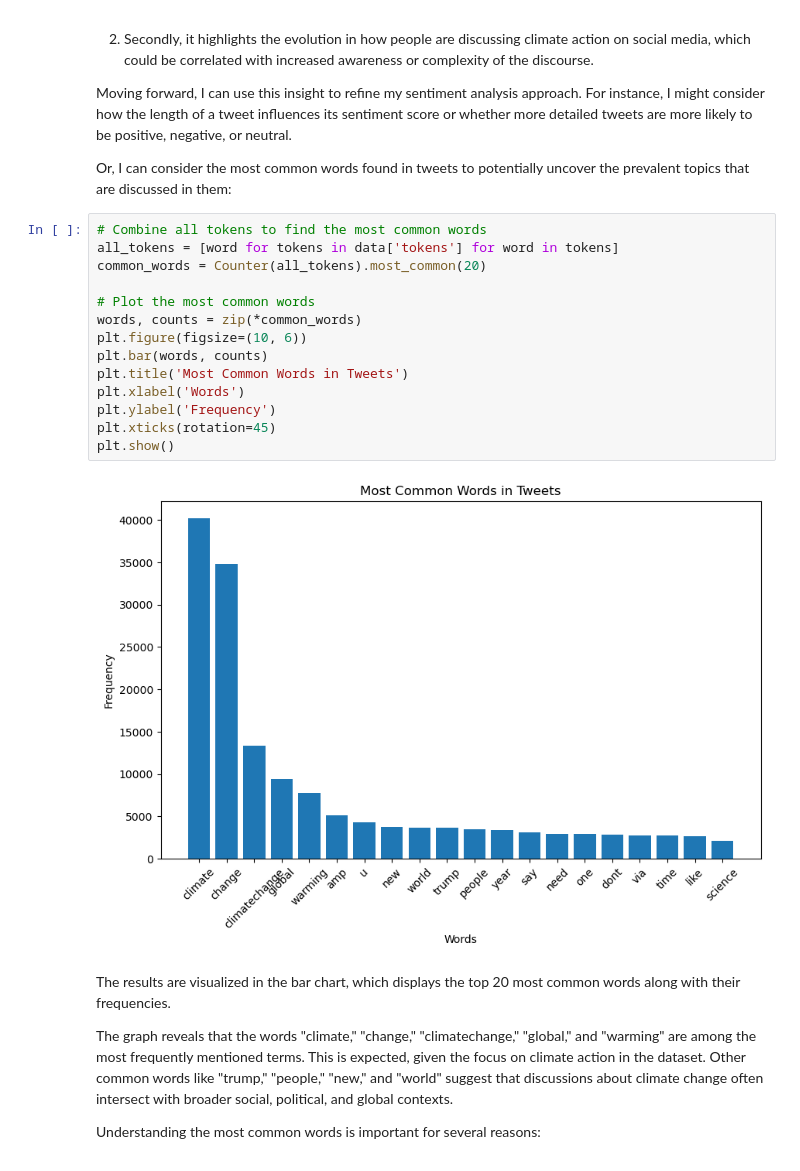
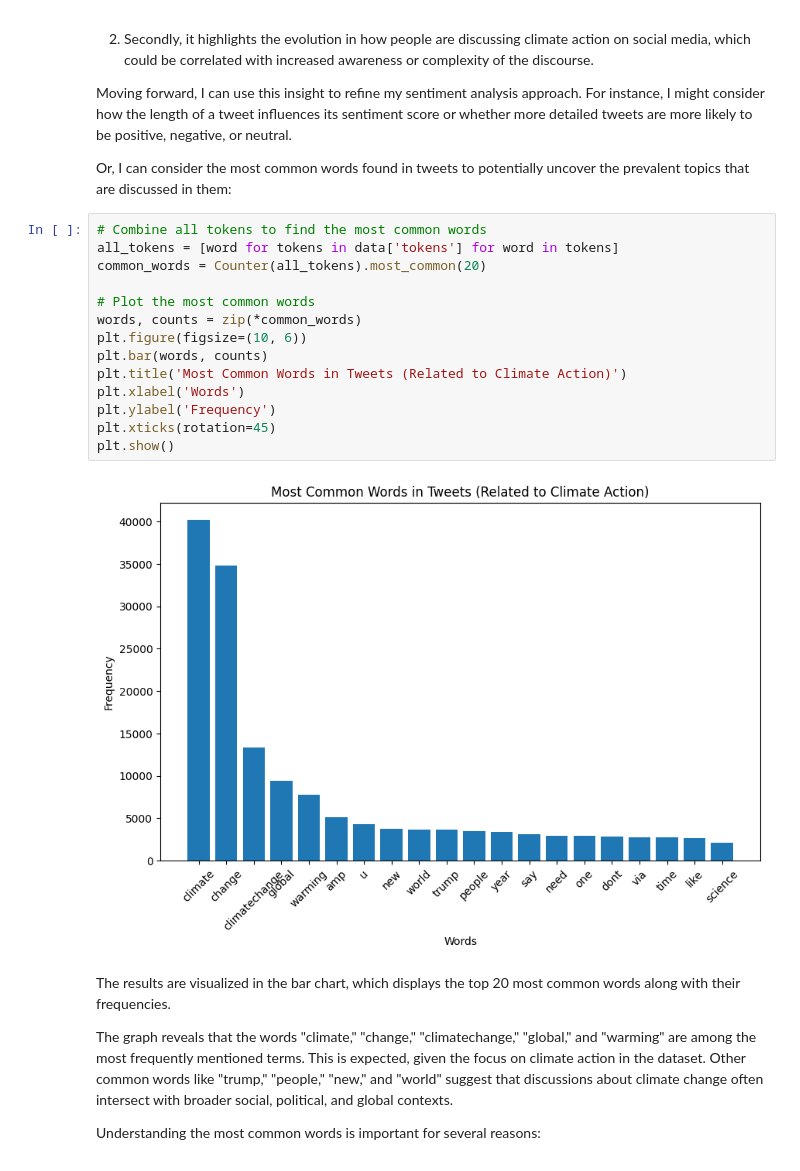
Before and after one commit to atirumal/DH140-Final-Project, a Jupyter notebook: FinalProject.ipynb, the cells around one changed output. Saved outputs shown, nothing was run; the diff lists cells and outputs as text.

```diff
--- a/FinalProject.ipynb
+++ b/FinalProject.ipynb
@@ -247,19 +252,19 @@ Or, I can consider the most common words found in tweets to potentially uncover
 # %%
 # Combine all tokens to find the most common words
 all_tokens = [word for tokens in data['tokens'] for word in tokens]
 common_words = Counter(all_tokens).most_common(20)
 
 # Plot the most common words
 words, counts = zip(*common_words)
 plt.figure(figsize=(10, 6))
 plt.bar(words, counts)
-plt.title('Most Common Words in Tweets')
+plt.title('Most Common Words in Tweets (Related to Climate Action)')
 plt.xlabel('Words')
 plt.ylabel('Frequency')
 plt.xticks(rotation=45)
 plt.show()
 # %% [output]
-[figure, old version]
+[figure, new version]
 # %% [markdown]
 The results are visualized in the bar chart, which displays the top 20 most common words along with their frequencies.
 
```
Also changed, not shown: parts of 36 cells of this notebook, 1 other file.
